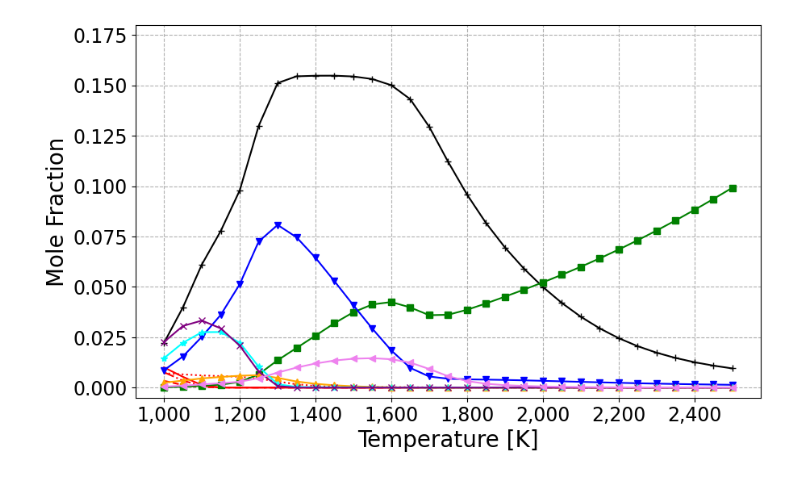
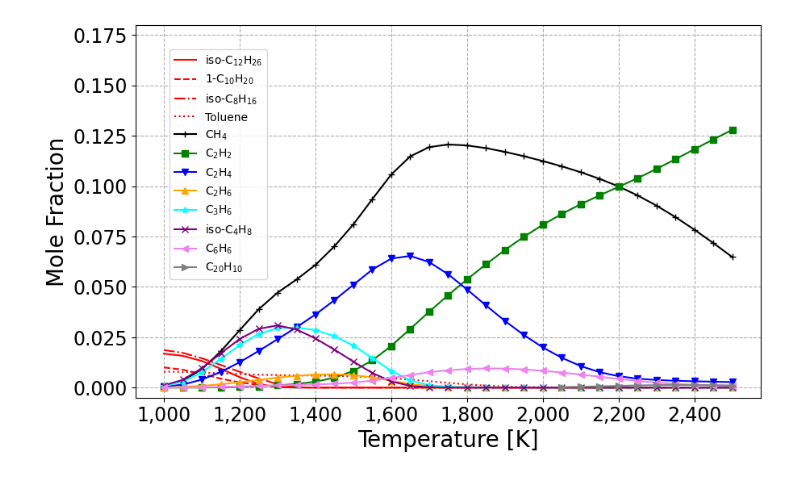
Before and after one commit to sbchoihub/plastic-paper, a Jupyter notebook: _pp/0d/0D_pp_1ms.ipynb, the cells around one changed output. Saved outputs shown, nothing was run; the diff lists cells and outputs as text; code cells hidden in the pictures.

```diff
--- a/_pp/0d/0D_pp_1ms.ipynb
+++ b/_pp/0d/0D_pp_1ms.ipynb
@@ -9,7 +9,7 @@ from matplotlib.ticker import StrMethodFormatter
 
 def readLastMoleFraction(temperature, speciesName):
     try:
-        fileName = os.path.expanduser(f'~/code/plastic/pp/0d/data6/0d_PP_100ms_{temperature}K.csv')
+        fileName = os.path.expanduser(f'./data6/0d_PP_1ms_{temperature}K.csv')
         data = pd.read_csv(fileName)
 
         # speciesName이 포함된 컬럼을 자동 탐색
@@ -29,7 +29,7 @@ temperatures = np.array([1000, 1050, 1100, 1150, 1200, 1250, 1300, 1350, 1400, 1
 chemkin_base_species = ['Mole_fraction_IC12H26', 'Mole_fraction_NC10H20', 'Mole_fraction_IC8H16', 'Mole_fraction_C7H8',
                         'Mole_fraction_CH4', 'Mole_fraction_C2H2', 'Mole_fraction_C2H4', 'Mole_fraction_C2H6', 'Mole_fraction_C3H6', 'Mole_fraction_IC4H8', 'Mole_fraction_C6H6', 'Mole_fraction_BIN1B']
 #chemkin_markers = ['', '', '', '', '', '', '', '', '', 'o', '+', '^', 'v', 's', '*', 'x', 'd']
-chemkin_markers = ['', '', '', '', '+', 's', 'v', '^', '*', 'x', '<']
+chemkin_markers = ['', '', '', '', '+', 's', 'v', '^', '*', 'x', '<', '>']
 chemkin_linestyles = ['-', '--', '-.', ':', '-', '-', '-', '-', '-', '-', '-', '-']
 chemkin_colors = ['red', 'red', 'red', 'red', 'black', 'green', 'blue', 'orange', 'cyan', 'purple', 'violet', 'gray']
 #chemkin_colors = ['red', 'black', 'green', 'blue', 'orange', 'cyan', 'gold', 'gray', 'violet']
@@ -43,33 +43,33 @@ legend_elements = []
 
 # Plot data without interpolation
 for base_species, marker, color, linestyle, label in zip(chemkin_base_species, chemkin_markers, chemkin_colors, chemkin_linestyles, chemkin_labels):
     mole_fractions = [readLastMoleFraction(temp, base_species) for temp in temperatures]
     valid_indices = [i for i, val in enumerate(mole_fractions) if val is not None]
     valid_temperatures = temperatures[valid_indices]
     valid_mole_fractions = np.array([mole_fractions[i] for i in valid_indices])
 
     # Plot line with custom linestyle
     plt.plot(valid_temperatures, valid_mole_fractions, color=color, marker=marker, linestyle=linestyle, label=label)
 
     # Add to legend
     legend_elements.append(Line2D([0], [0], color=color, marker=marker, linestyle=linestyle, label=label))
 
 
 # Set plot labels and formatting
 plt.xlabel('Temperature [K]', fontsize=20)
 plt.ylabel('Mole Fraction', fontsize=20)
 plt.xticks(fontsize=17)
 plt.yticks(fontsize=17)
 plt.ylim(-0.005, 0.18)
 plt.grid(True, linestyle = '--')
 ax = plt.gca()  # 현재 Axes 가져오기
 ax.xaxis.set_major_formatter(StrMethodFormatter('{x:,.0f}'))
 
-#plt.legend(handles=legend_elements, loc='upper right', bbox_to_anchor=(0.22, 0.95), prop={'size': 10})
+plt.legend(handles=legend_elements, loc='upper right', bbox_to_anchor=(0.22, 0.95), prop={'size': 10})
 
 # Save and show the plot
-plt.savefig('./fig/0D_PP_100ms.pdf', bbox_inches='tight')
+plt.savefig('./fig/0D_PP_1ms.pdf', bbox_inches='tight')
 
 plt.show()
 # %% [output]
-[figure, old version]
+[figure, new version]
```
Also changed, not shown: 14 other files.
